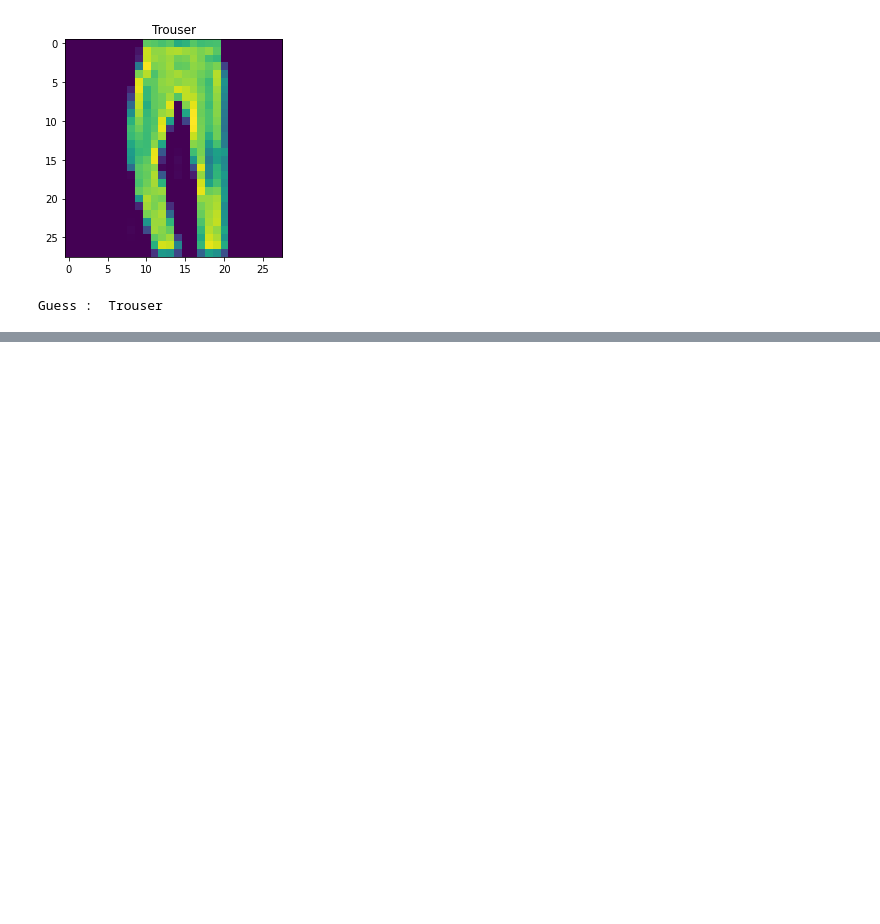
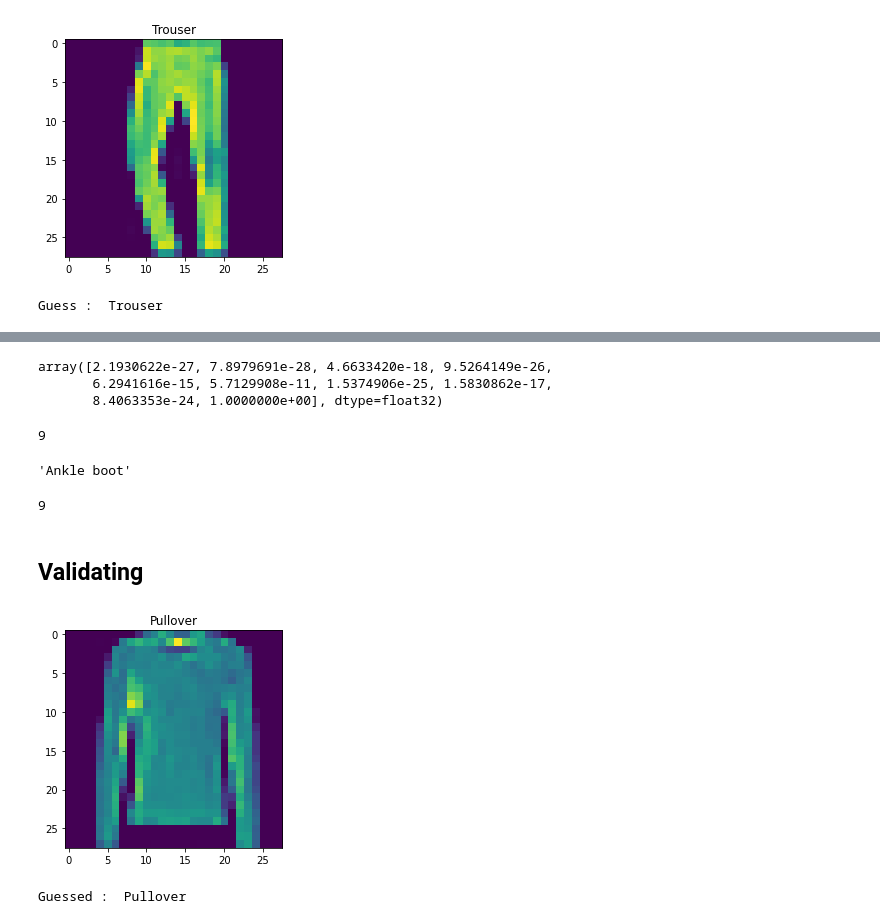
Before and after one commit to AditiRastogi250701/Fashion-MNIST, a Jupyter notebook: Fashion_MNIST.ipynb, the cells around one changed output, grey strips where cells are left out. Saved outputs shown, nothing was run; the diff lists cells and outputs as text; code cells hidden in the pictures; blank space fills up the shorter version.

```diff
--- a/Fashion_MNIST.ipynb
+++ b/Fashion_MNIST.ipynb
@@ -384,0 +483,7 @@ Guess :  Trouser
+# %%
+model6 = keras.Sequential()
+model6.add(layers.Conv2D(64, (3, 3), padding='same', activation='relu', kernel_initializer='he_uniform', input_shape=(28, 28, 1)))
+model6.add(layers.MaxPooling2D((2, 2)))
+model6.add(layers.Flatten())
+model6.add(layers.Dense(100, activation='relu', kernel_initializer='he_uniform'))
+model6.add(layers.Dense(10, activation='softmax'))
@@ -384,0 +513,4 @@ Guess :  Trouser
+# %%
+model6.compile(optimizer='adam',loss='sparse_categorical_crossentropy', metrics=['accuracy'])
+# %%
+model6.fit(train_images, train_labels, epochs=45)
@@ -384,0 +550,31 @@ Guess :  Trouser
+# %%
+result=model6.predict(test_images)
+# %%
+result[0]
+# %% [output]
+array([2.1930622e-27, 7.8979691e-28, 4.6633420e-18, 9.5264149e-26,
+       6.2941616e-15, 5.7129908e-11, 1.5374906e-25, 1.5830862e-17,
+       8.4063353e-24, 1.0000000e+00], dtype=float32)
+# %%
+np.argmax(result[0])
+# %% [output]
+9
+# %%
+class_names[9]
+# %% [output]
+'Ankle boot'
+# %%
+#Validating
+test_labels[0]
+# %% [output]
+9
+# %% [markdown]
+## Validating
+# %%
+plt.imshow(test_images[2014])
+plt.title(class_names[test_labels[2014]])
+plt.show()
+print("Guessed : ",class_names[np.argmax(result[2014])])
+# %% [output]
+[figure, added]
+Guessed :  Pullover
```
Also changed, not shown: parts of 38 cells of this notebook.
